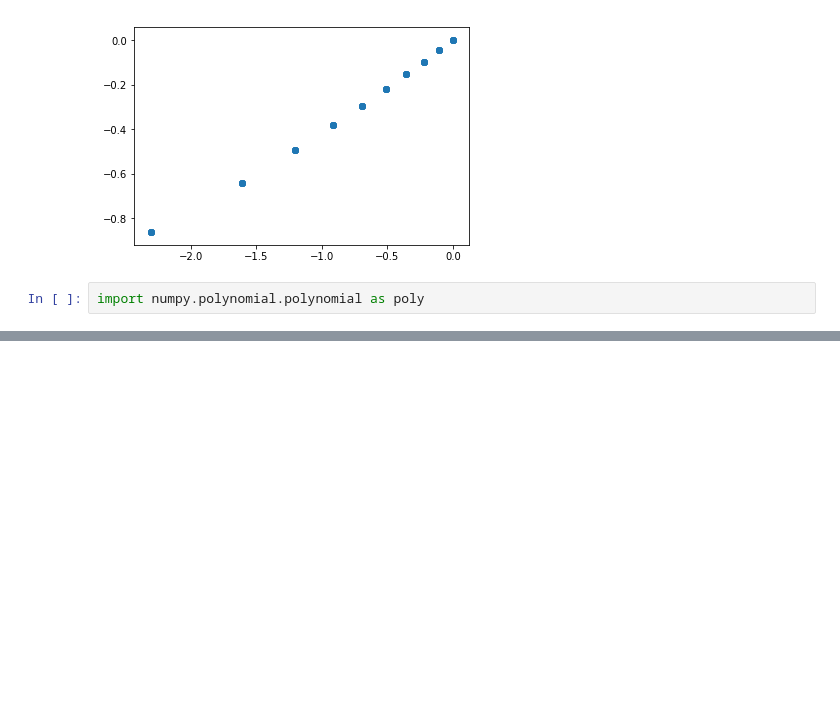
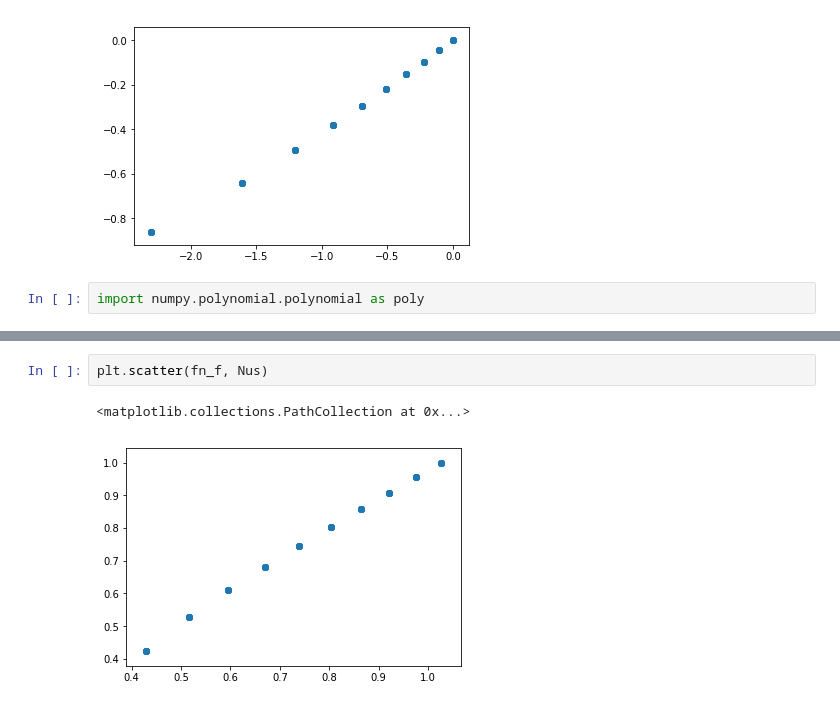
Before and after one commit to rsbyrne/codework, a Jupyter notebook: working_077b.ipynb, the cells around one changed output, grey strips where cells are left out. Cells and saved outputs as stored; diff of their text form; blank space fills up the shorter version.

```diff
--- a/working_077b.ipynb
+++ b/working_077b.ipynb
@@ -176,0 +213,5 @@ len(mything)
+# %%
+plt.scatter(fn_f, Nus)
+# %% [output]
+<matplotlib.collections.PathCollection at 0x...>
+[figure, added]
```
Also changed, not shown: parts of 24 cells of this notebook, 6 other files.
